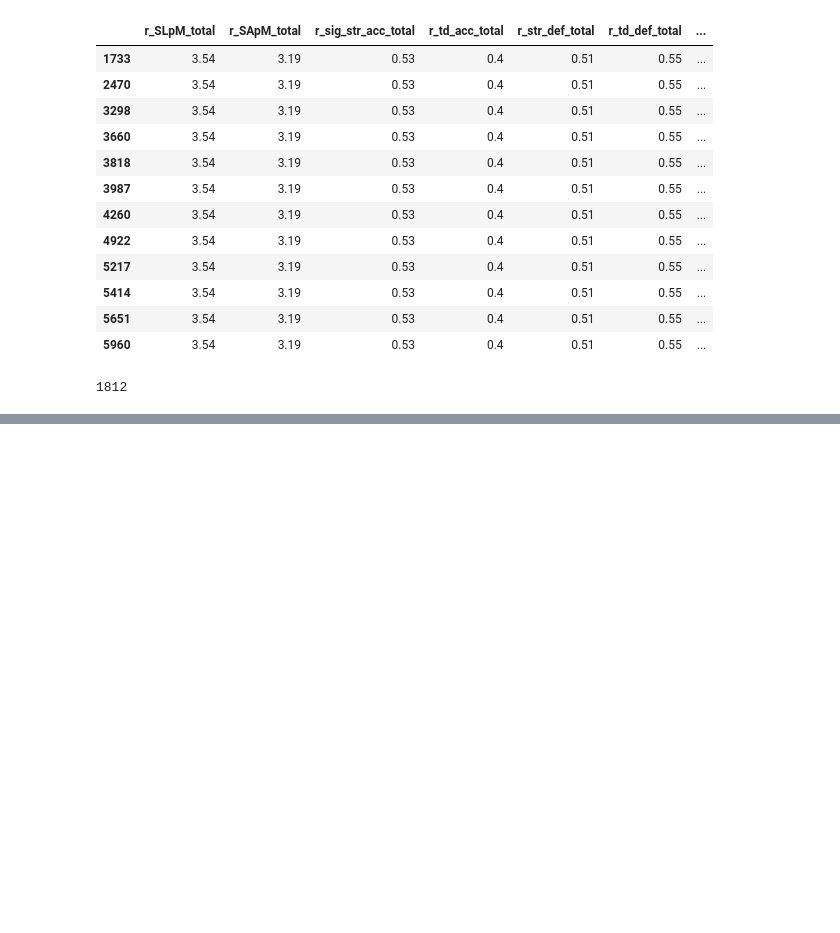
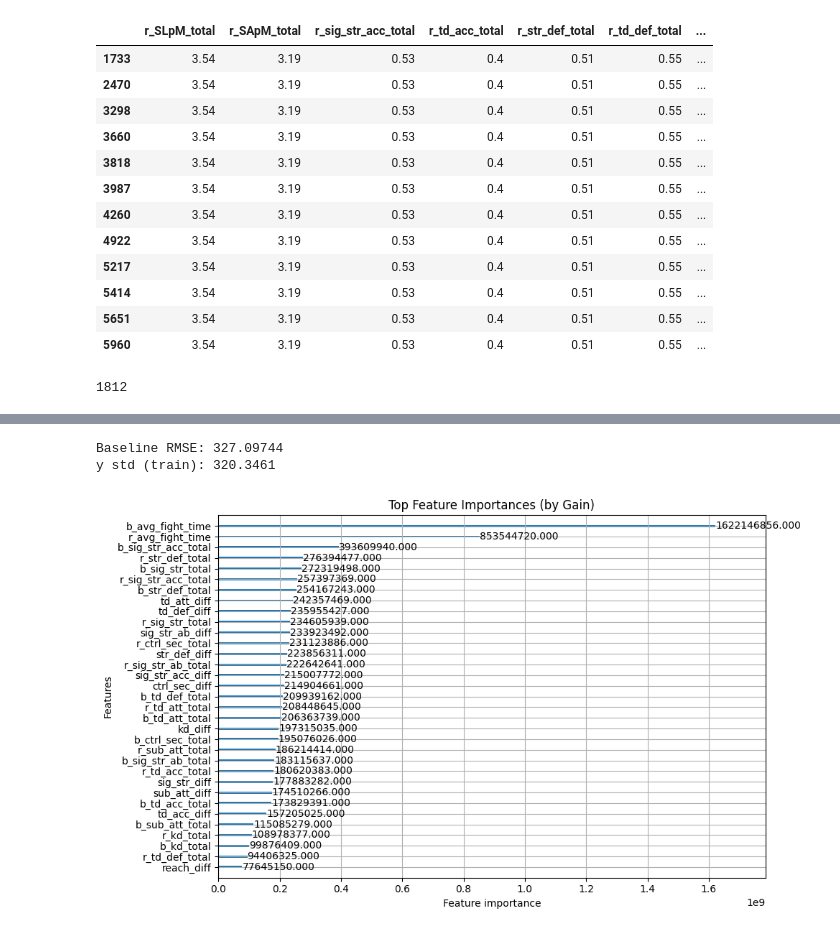
Before and after one commit to rishabkolan/Predicting-the-amount-of-time-a-UFC-fight-lasts, a Jupyter notebook: main.ipynb, the cells around one changed output, grey strips where cells are left out. Drawn from its saved outputs; the diff is of its cells as text; code cells hidden in the pictures; blank space fills up the shorter version.

```diff
--- a/main.ipynb
+++ b/main.ipynb
@@ -251,0 +235,8 @@ memory usage: 9.8 KB
+# %%
+three_rnd_fighters_array = np.unique(np.concatenate([np.unique(three_rnd_X['r_fighter']), np.unique(three_rnd_X['b_fighter'])]))
+
+three_rnd_X = accurate_stats(three_rnd_X, [['target', 'r_avg_fight_time']], [['target', 'b_avg_fight_time']], three_rnd_fighters_array)
+three_rnd_X = first_fight(three_rnd_X, ['r_avg_fight_time'], ['b_avg_fight_time'], three_rnd_fighters_array).drop(columns = ['r_fighter', 'b_fighter'])
+
+
+three_rnd_X[['r_avg_fight_time', 'b_avg_fight_time']]
@@ -251,0 +280,29 @@ memory usage: 9.8 KB
+# %%
+#starting with three_rnd_X
+
+X_train, X_test = train_test_split(three_rnd_X, test_size = 0.2, random_state = 42)
+# %%
+train_set = lgb.Dataset(X_train.drop(columns = ['target']), label = X_train['target'])
+test_set = lgb.Dataset(X_test.drop(columns = ['target']), label = X_test['target'], reference = train_set)
+# %%
+params = {
+    'objective': 'regression',
+    'metric': 'rmse',
+    'learning_rate': 0.01,
+    'num_leaves': 31,
+    'feature_fraction': 0.8,
+    'bagging_fraction': 0.8,
+    'bagging_freq': 5,
+    'verbosity': -1
+}
+
+lgb_model = lgb.train(
+    params,
+    train_set,
+    valid_sets=[train_set, test_set],
+    num_boost_round=1000,
+    callbacks=[
+        lgb.early_stopping(stopping_rounds=1000),
+        lgb.log_evaluation(period=100)
+    ]
+)
@@ -251,0 +323,16 @@ memory usage: 9.8 KB
+# %%
+y_train = train_set.get_label()   # 1-D numpy array
+y_valid = test_set.get_label()
+baseline_rmse = np.sqrt(((y_valid - y_train.mean())**2).mean())
+print("Baseline RMSE:", baseline_rmse)
+print("y std (train):", np.std(y_train))
+# %% [output]
+Baseline RMSE: 327.09744
+y std (train): 320.3461
+# %%
+lgb.plot_importance(lgb_model, max_num_features=35, importance_type='gain', figsize=(10, 6))
+plt.title("Top Feature Importances (by Gain)")
+plt.tight_layout()
+plt.show()
+# %% [output]
+[figure, added]
```
Also changed, not shown: parts of 35 cells of this notebook.
